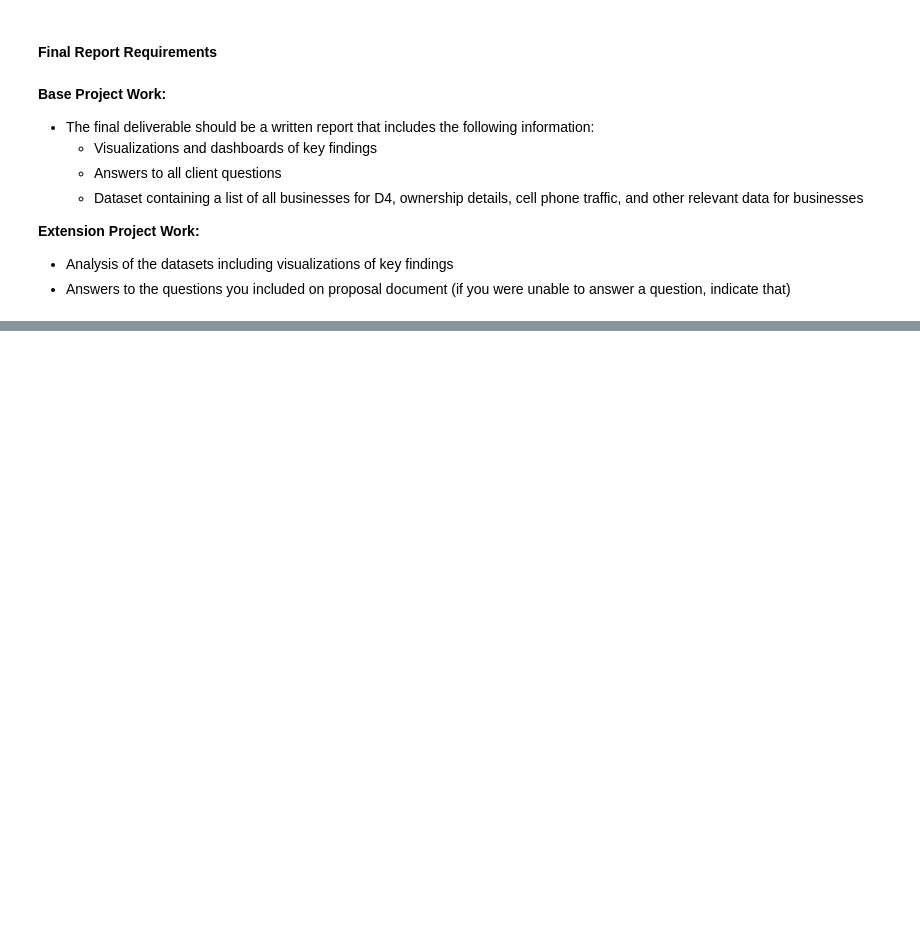
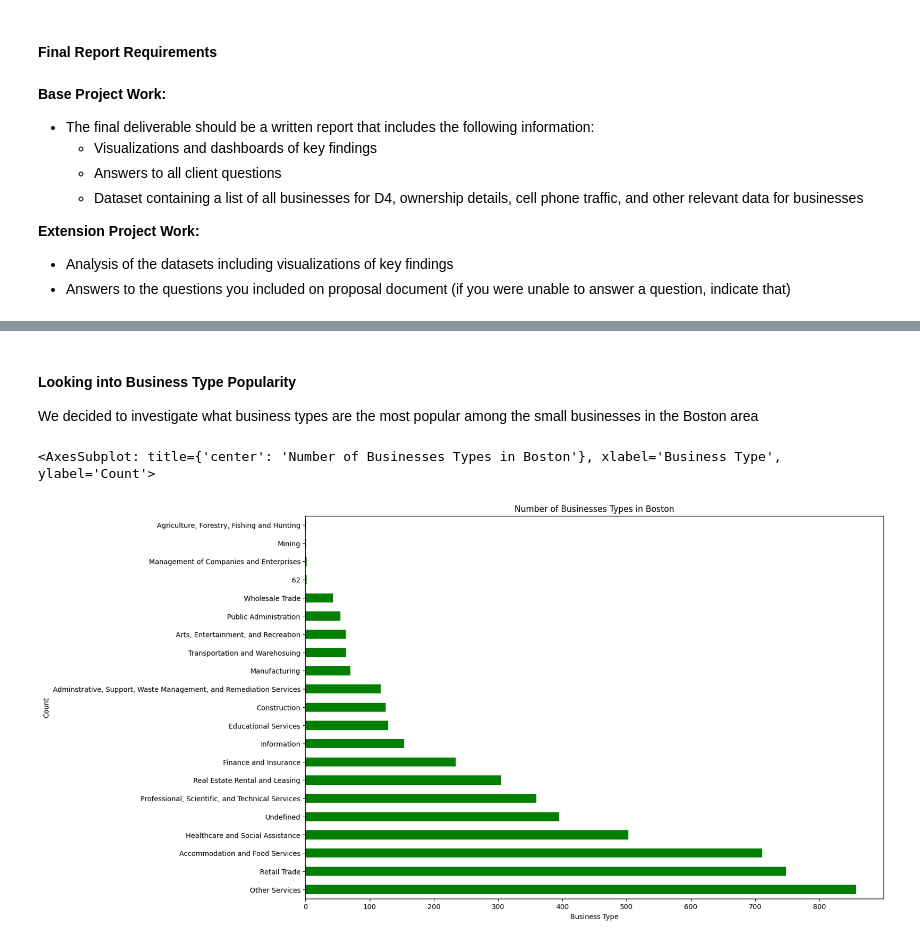
Before and after one commit to BU-Spark/ds-councilor-worrell-small-business, a Jupyter notebook: Deliverable3/report.ipynb, the cells around one changed output, grey strips where cells are left out. Drawn from its saved outputs; the diff is of its cells as text; code cells hidden in the pictures; blank space fills up the shorter version.

Commit message:
Conducted EDA on Mainstreets for Report

```diff
--- a/Deliverable3/report.ipynb
+++ b/Deliverable3/report.ipynb
@@ -73,0 +81,5 @@ Vulnerability Dataset: https://data.boston.gov/dataset/climate-ready-boston-soci
+# %%
+mainstreets_df = pd.read_csv('../datasets/MainStreets_Business_List.csv')
+
+# #checking the data
+mainstreets_df.head()
@@ -73,0 +93,16 @@ Vulnerability Dataset: https://data.boston.gov/dataset/climate-ready-boston-soci
+# %% [markdown]
+#### **Looking into Business Type Popularity**
+We decided to investigate what business types are the most popular among the small businesses in the Boston area
+# %%
+#plot the number of businesses type in boston by its count in descending order
+mainstreets_df.groupby("NAICS_2017_2digit_desc")["NAICS_2017_2digit_desc"].count().sort_values(ascending=False).plot.barh(
+    title = "Number of Businesses Types in Boston",
+    color = "green",
+    ylabel = "Count",
+    xlabel = "Business Type",
+    figsize = (15,10),
+    rot = 0
+)
+# %% [output]
+<AxesSubplot: title={'center': 'Number of Businesses Types in Boston'}, xlabel='Business Type', ylabel='Count'>
+[figure, added]
```
Also changed, not shown: parts of 24 cells of this notebook.
